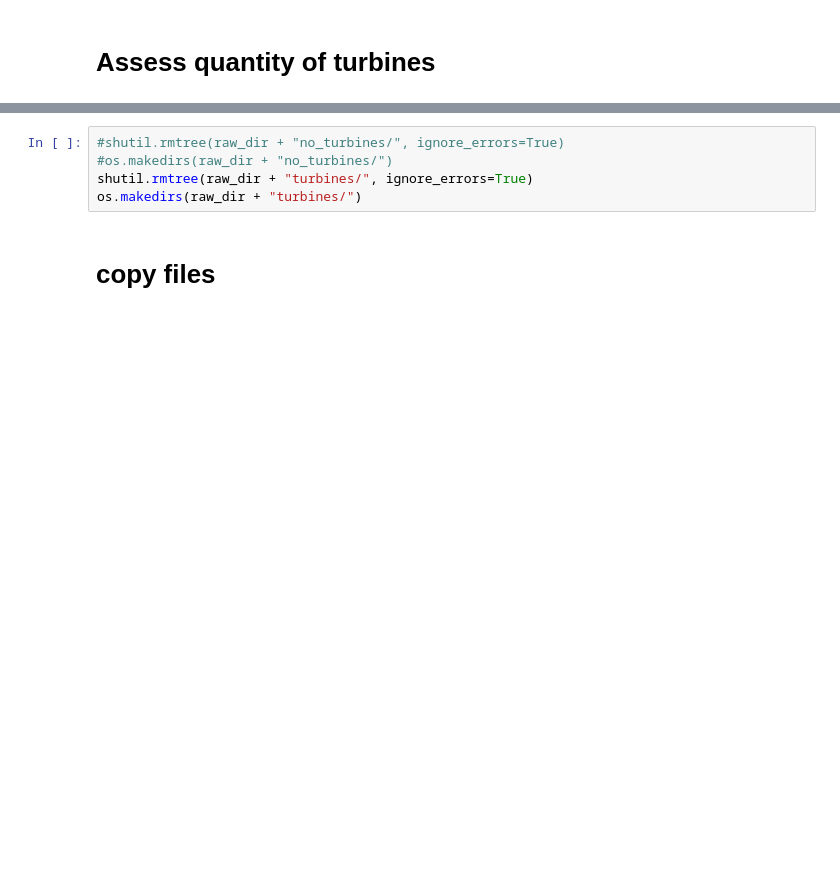
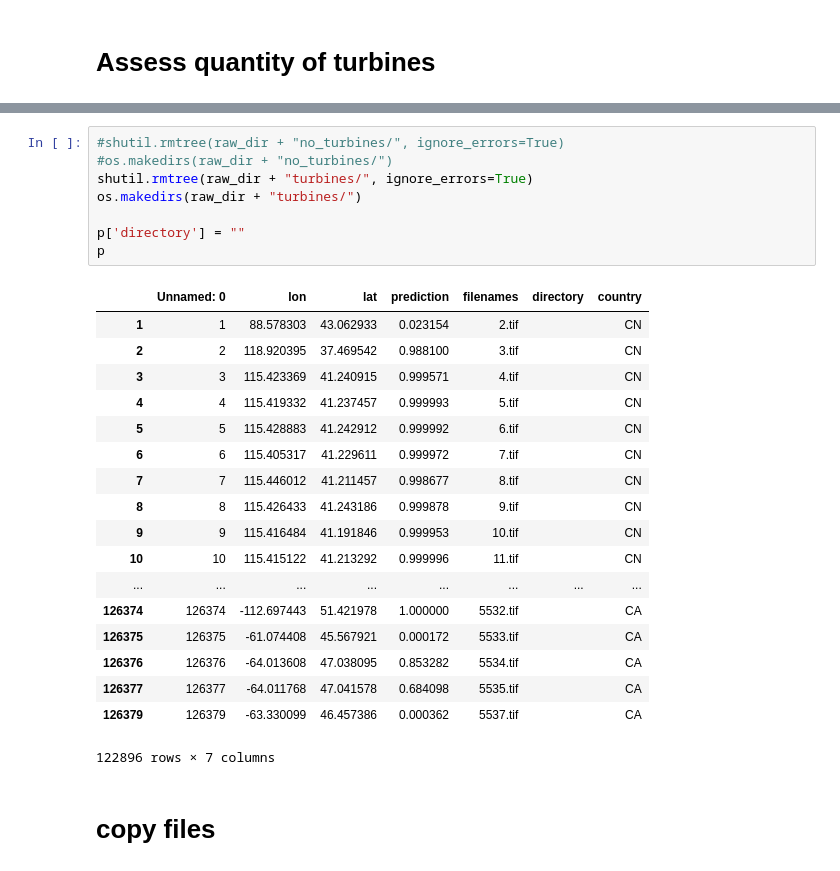
Before and after one commit to joph/MachineLearningCourse, a Jupyter notebook: scripts/notebooks/copy_assessment_files_osm.ipynb, the cells around one changed output, grey strips where cells are left out. Cells and saved outputs as stored; diff of their text form; blank space fills up the shorter version.

```diff
--- a/scripts/notebooks/copy_assessment_files_osm.ipynb
+++ b/scripts/notebooks/copy_assessment_files_osm.ipynb
@@ -114,8 +99,30 @@ Total number of images: 26948
 # %%
 #shutil.rmtree(raw_dir + "no_turbines/", ignore_errors=True)
 #os.makedirs(raw_dir + "no_turbines/")
 shutil.rmtree(raw_dir + "turbines/", ignore_errors=True)
 os.makedirs(raw_dir + "turbines/")
+
+p['directory'] = ""
+p
+# %% [output]
+|  | Unnamed: 0 | lon | lat | prediction | filenames | directory | country |
+| 1 | 1 | 88.578303 | 43.062933 | 0.023154 | 2.tif |  | CN |
+| 2 | 2 | 118.920395 | 37.469542 | 0.988100 | 3.tif |  | CN |
+| 3 | 3 | 115.423369 | 41.240915 | 0.999571 | 4.tif |  | CN |
+| 4 | 4 | 115.419332 | 41.237457 | 0.999993 | 5.tif |  | CN |
+| 5 | 5 | 115.428883 | 41.242912 | 0.999992 | 6.tif |  | CN |
+| 6 | 6 | 115.405317 | 41.229611 | 0.999972 | 7.tif |  | CN |
+| 7 | 7 | 115.446012 | 41.211457 | 0.998677 | 8.tif |  | CN |
+| 8 | 8 | 115.426433 | 41.243186 | 0.999878 | 9.tif |  | CN |
+| 9 | 9 | 115.416484 | 41.191846 | 0.999953 | 10.tif |  | CN |
+| 10 | 10 | 115.415122 | 41.213292 | 0.999996 | 11.tif |  | CN |
+| ... | ... | ... | ... | ... | ... | ... | ... |
+| 126374 | 126374 | -112.697443 | 51.421978 | 1.000000 | 5532.tif |  | CA |
+| 126375 | 126375 | -61.074408 | 45.567921 | 0.000172 | 5533.tif |  | CA |
+| 126376 | 126376 | -64.013608 | 47.038095 | 0.853282 | 5534.tif |  | CA |
+| 126377 | 126377 | -64.011768 | 47.041578 | 0.684098 | 5535.tif |  | CA |
+| 126379 | 126379 | -63.330099 | 46.457386 | 0.000362 | 5537.tif |  | CA |
+122896 rows × 7 columns
 # %% [markdown]
 # copy files
 # %%
```
Also changed, not shown: parts of 7 cells of this notebook, 15 other files.
